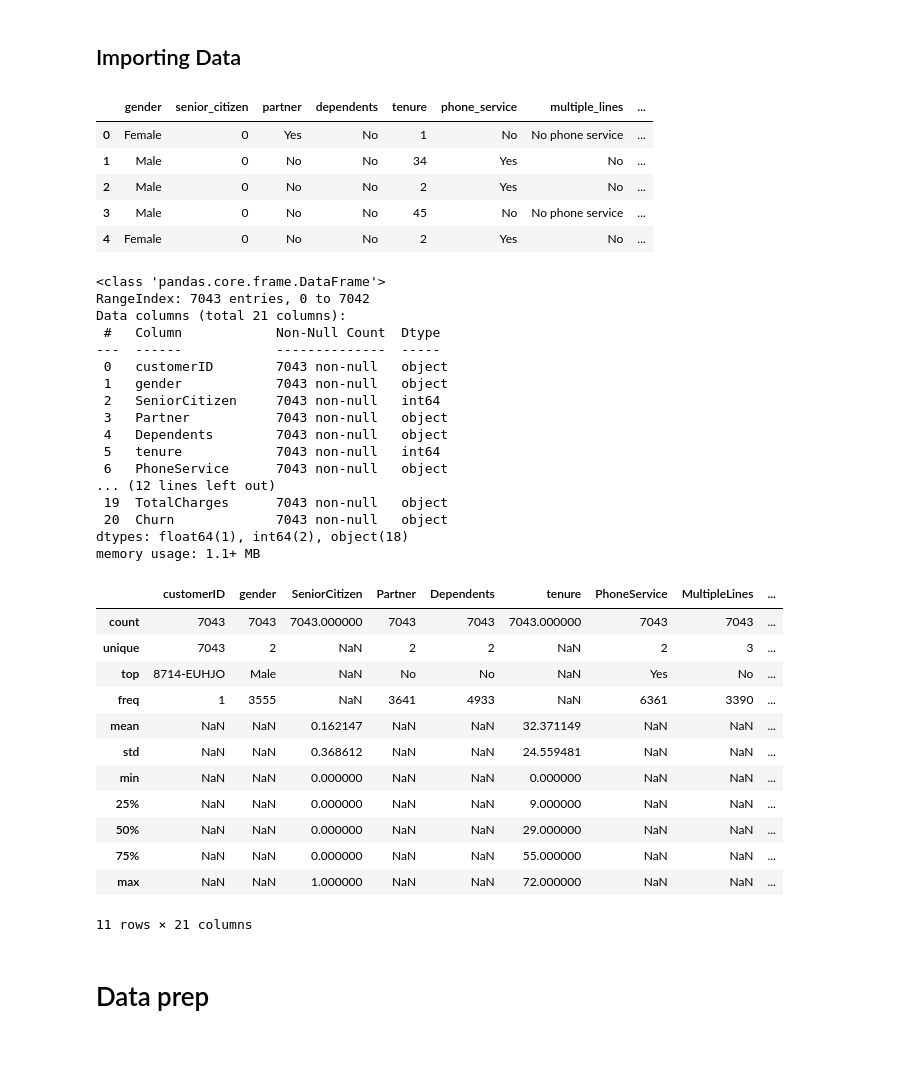
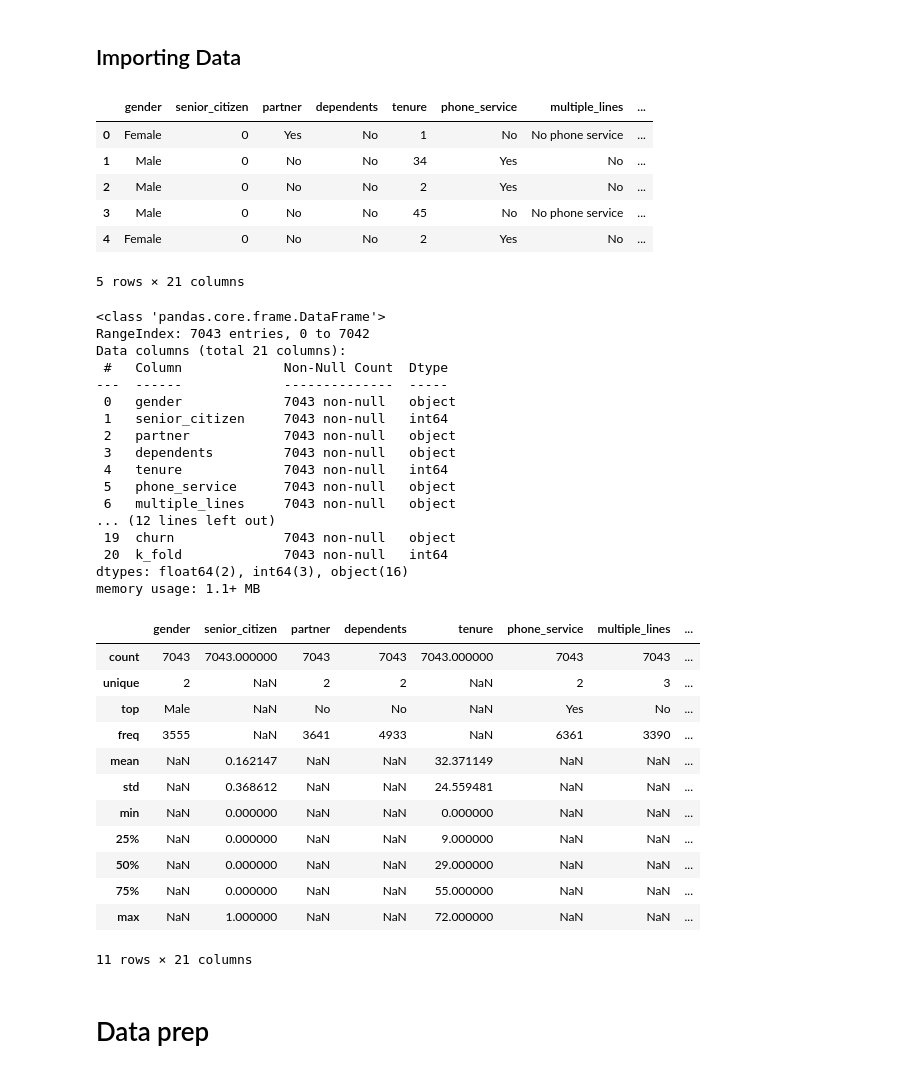
Before and after one commit to BubbaTam/telco-customer-churn, a Jupyter notebook: notebook/exploration.ipynb, the cells around one changed output. Drawn from its saved outputs; the diff is of its cells as text; code cells hidden in the pictures.

```diff
--- a/notebook/exploration.ipynb
+++ b/notebook/exploration.ipynb
@@ -16,7 +33,7 @@ from sklearn.metrics import confusion_matrix, plot_confusion_matrix
 # %% [markdown]
 ## Importing Data
 # %%
-df = pd.read_csv('data/Telco-Customer-Churn-clean.csv')
+df = pd.read_csv('data/telco-customer-churn-clean-folds.csv')
 # %%
 df.head(5)
 # %% [output]
@@ -26,41 +43,42 @@ df.head(5)
 | 2 | Male | 0 | No | No | 2 | Yes | No | ... |
 | 3 | Male | 0 | No | No | 45 | No | No phone service | ... |
 | 4 | Female | 0 | No | No | 2 | Yes | No | ... |
+5 rows × 21 columns
 # %%
-df_orig.info()
+df.info()
 # %% [output]
 <class 'pandas.core.frame.DataFrame'>
 RangeIndex: 7043 entries, 0 to 7042
 Data columns (total 21 columns):
- #   Column            Non-Null Count  Dtype
----  ------            --------------  -----
- 0   customerID        7043 non-null   object
- 1   gender            7043 non-null   object
- 2   SeniorCitizen     7043 non-null   int64
- 3   Partner           7043 non-null   object
- 4   Dependents        7043 non-null   object
- 5   tenure            7043 non-null   int64
- 6   PhoneService      7043 non-null   object
+ #   Column             Non-Null Count  Dtype
+---  ------             --------------  -----
+ 0   gender             7043 non-null   object
+ 1   senior_citizen     7043 non-null   int64
+ 2   partner            7043 non-null   object
+ 3   dependents         7043 non-null   object
+ 4   tenure             7043 non-null   int64
+ 5   phone_service      7043 non-null   object
+ 6   multiple_lines     7043 non-null   object
 ... (12 lines left out)
- 19  TotalCharges      7043 non-null   object
- 20  Churn             7043 non-null   object
-dtypes: float64(1), int64(2), object(18)
+ 19  churn              7043 non-null   object
+ 20  k_fold             7043 non-null   int64
+dtypes: float64(2), int64(3), object(16)
 memory usage: 1.1+ MB
 # %%
-df_orig.describe(include='all')
+df.describe(include='all')
 # %% [output]
-|  | customerID | gender | SeniorCitizen | Partner | Dependents | tenure | PhoneService | MultipleLines | ... |
-| count | 7043 | 7043 | 7043.000000 | 7043 | 7043 | 7043.000000 | 7043 | 7043 | ... |
-| unique | 7043 | 2 | NaN | 2 | 2 | NaN | 2 | 3 | ... |
-| top | 8714-EUHJO | Male | NaN | No | No | NaN | Yes | No | ... |
-| freq | 1 | 3555 | NaN | 3641 | 4933 | NaN | 6361 | 3390 | ... |
-| mean | NaN | NaN | 0.162147 | NaN | NaN | 32.371149 | NaN | NaN | ... |
-| std | NaN | NaN | 0.368612 | NaN | NaN | 24.559481 | NaN | NaN | ... |
-| min | NaN | NaN | 0.000000 | NaN | NaN | 0.000000 | NaN | NaN | ... |
-| 25% | NaN | NaN | 0.000000 | NaN | NaN | 9.000000 | NaN | NaN | ... |
-| 50% | NaN | NaN | 0.000000 | NaN | NaN | 29.000000 | NaN | NaN | ... |
-| 75% | NaN | NaN | 0.000000 | NaN | NaN | 55.000000 | NaN | NaN | ... |
-| max | NaN | NaN | 1.000000 | NaN | NaN | 72.000000 | NaN | NaN | ... |
+|  | gender | senior_citizen | partner | dependents | tenure | phone_service | multiple_lines | ... |
+| count | 7043 | 7043.000000 | 7043 | 7043 | 7043.000000 | 7043 | 7043 | ... |
+| unique | 2 | NaN | 2 | 2 | NaN | 2 | 3 | ... |
+| top | Male | NaN | No | No | NaN | Yes | No | ... |
+| freq | 3555 | NaN | 3641 | 4933 | NaN | 6361 | 3390 | ... |
+| mean | NaN | 0.162147 | NaN | NaN | 32.371149 | NaN | NaN | ... |
+| std | NaN | 0.368612 | NaN | NaN | 24.559481 | NaN | NaN | ... |
+| min | NaN | 0.000000 | NaN | NaN | 0.000000 | NaN | NaN | ... |
+| 25% | NaN | 0.000000 | NaN | NaN | 9.000000 | NaN | NaN | ... |
+| 50% | NaN | 0.000000 | NaN | NaN | 29.000000 | NaN | NaN | ... |
+| 75% | NaN | 0.000000 | NaN | NaN | 55.000000 | NaN | NaN | ... |
+| max | NaN | 1.000000 | NaN | NaN | 72.000000 | NaN | NaN | ... |
 11 rows × 21 columns
 # %%
 df = df_orig.copy()
```
Also changed, not shown: parts of 13 cells of this notebook, 3 other files.
